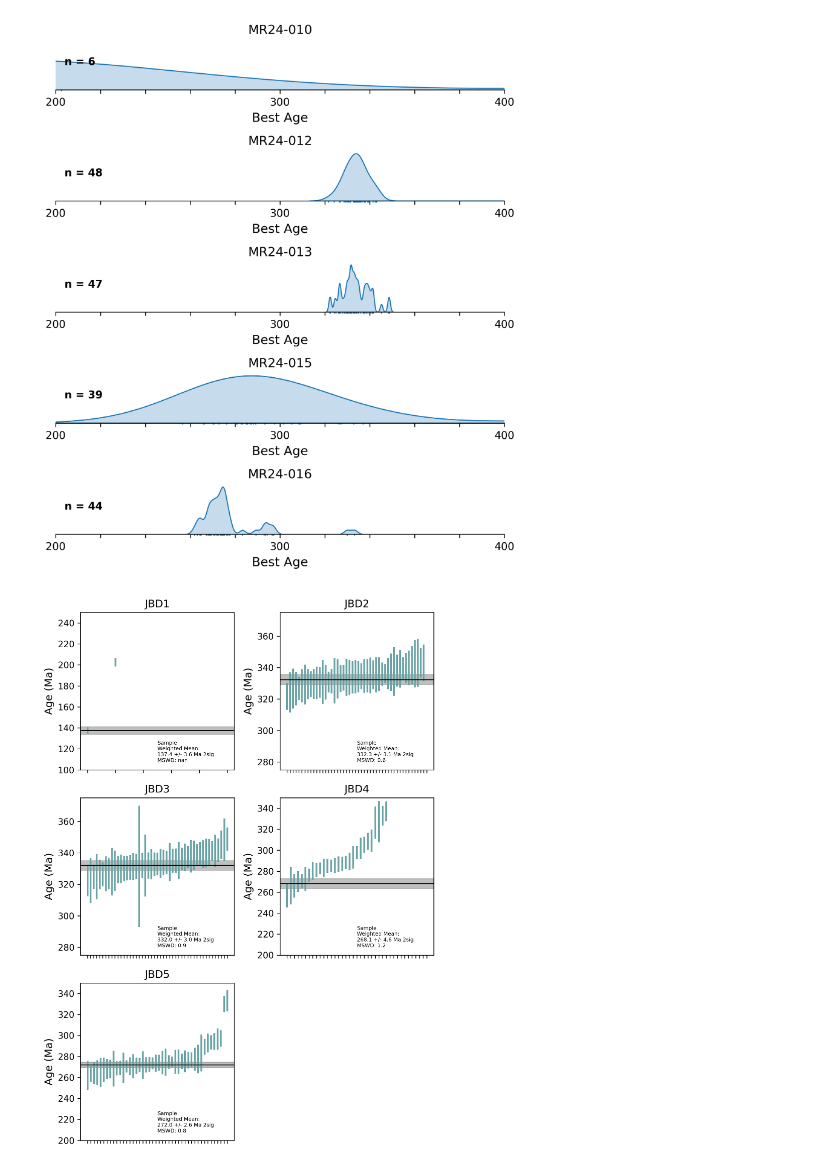
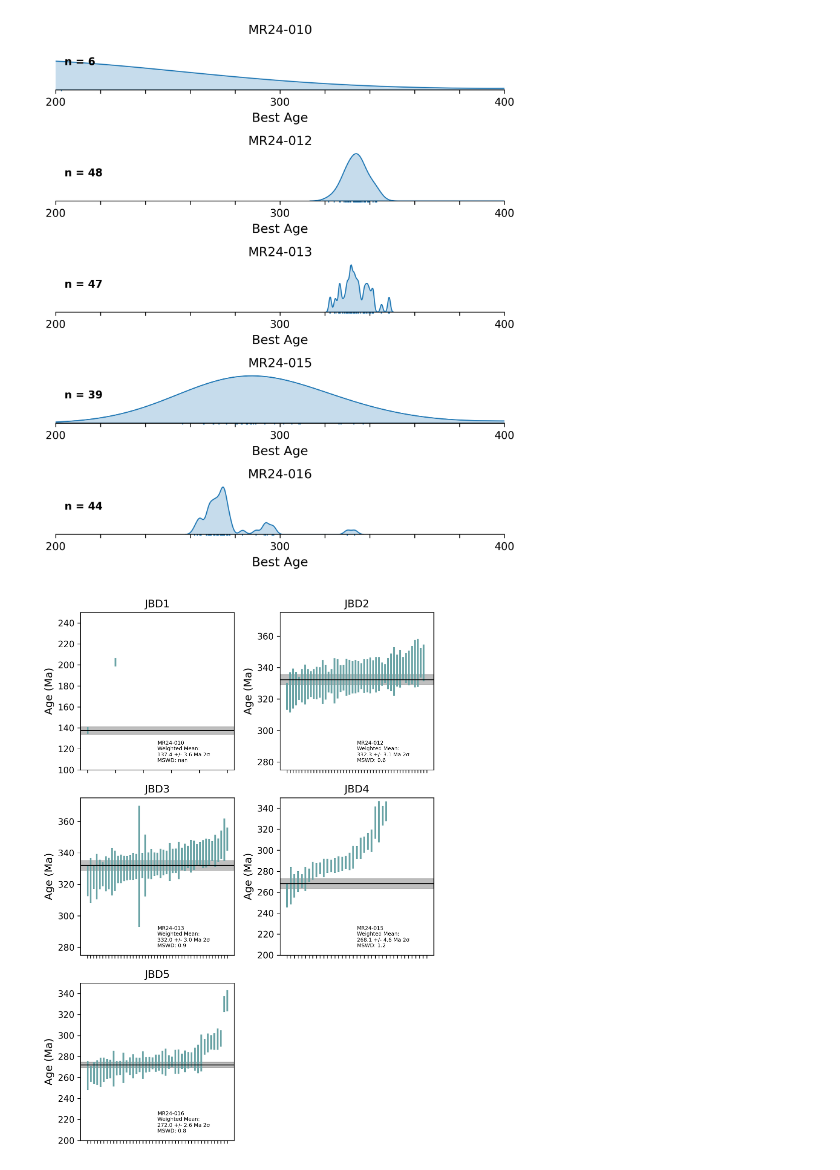
Before and after one commit to dyvasey/dataset-morocco-dz-2024, a Jupyter notebook: process_ig_laserchron.ipynb, the cells around one changed output. Drawn from its saved outputs; the diff is of its cells as text; code cells hidden in the pictures.

```diff
--- a/process_ig_laserchron.ipynb
+++ b/process_ig_laserchron.ipynb
@@ -93,26 +96,26 @@ fig.savefig('kdes_ig.pdf')
 # %%
 # Make a weighted mean plot showing all ages
 fig,axs = plt.subplots(3,2,figsize=(6.5,9),dpi=300)
 new_names = ['JBD1','JBD2','JBD3','JBD4','JBD5']
 lim_dict = {'JBD1':(100,250),'JBD2':(275,375),'JBD3':(275,375),'JBD4':(200,350),
             'JBD5':(200,350)}
 
 for k,ax in enumerate(axs.flat[:-1]):
     smp = smps[k]
     ax.set_title(new_names[k])
 
     age_df = pd.DataFrame({'Age':smp.bestage,'Error':smp.besterror})
     age_df.sort_values('Age',inplace=True)
     ax.set_ylim(lim_dict[new_names[k]])
     #ax.set_yscale('log')
 
     mda.plot_weighted_mean(ages=age_df['Age'], errors=age_df['Error'], mean=smp.mda,
                            mean_error=smp.mda_err, mswd=smp.mda_mswd, ax=ax,
                            err_linewidth=2,annotate_location=(0.5,0.05),
-                           color='#69a3a5', label=new_names[k])
+                           color='#69a3a5', label=smp.name)
 
 axs.flat[-1].axis('off')
 plt.tight_layout()
 fig.savefig('ig_means.pdf')
 # %% [output]
-[figure, old version]
+[figure, new version]
```
Also changed, not shown: parts of 2 cells of this notebook.
